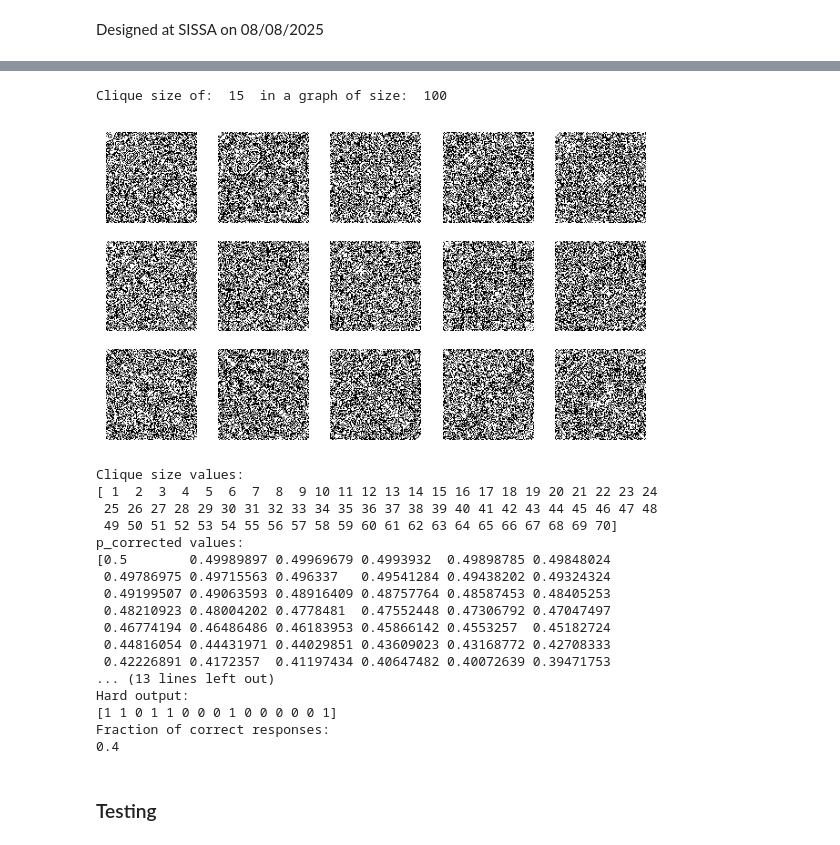
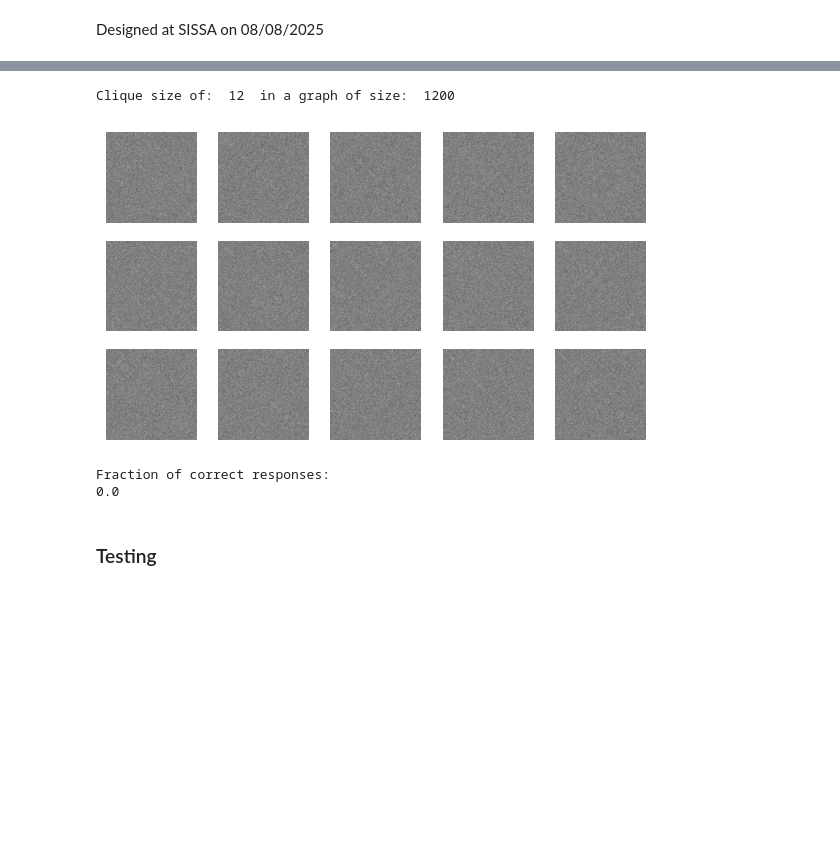
Before and after one commit to danieletirinnanzi/HUPLACLIP-NNs, a Jupyter notebook: scripts/Ideal-observer_performance/Ideal-observer_performance.ipynb, the cells around one changed output, grey strips where cells are left out. Drawn from its saved outputs; the diff is of its cells as text; code cells hidden in the pictures; blank space fills up the shorter version.

```diff
--- a/scripts/Ideal-observer_performance/Ideal-observer_performance.ipynb
+++ b/scripts/Ideal-observer_performance/Ideal-observer_performance.ipynb
@@ -70,7 +70,9 @@ def p_outgroup(degree_arr, graph_size, clique_size, p_corrected):
 
 def degree_distribution_clique(degree_arr, graph_size, clique_size, p_corrected):
     '''Combines p_outgroup and p_ingroup (single mixture) to obtain the overall probability that (in a graph WITH the clique) a node has exactly that degree'''
-    return clique_size/graph_size * p_ingroup(degree_arr, graph_size, clique_size, p_corrected) + (1-clique_size/graph_size) * p_outgroup(degree_arr, graph_size, clique_size, p_corrected)
+    epsilon = 1e-300
+    prob = clique_size/graph_size * p_ingroup(degree_arr, graph_size, clique_size, p_corrected) + (1-clique_size/graph_size) * p_outgroup(degree_arr, graph_size, clique_size, p_corrected)
+    return prob + epsilon
 # %% [markdown]
 # Ideal observers
 # %% [markdown]
@@ -322,52 +374,37 @@ def ideal_observer_k_not_known(graphs_batch, graph_size, clique_size_values, p_c
     return hard_output.squeeze()
 # %%
 # test of model on task instance
-N_value = 100   #CHANGE THIS
-clique_size_fraction = 0.15 # CHANGE THIS
+N_value = 1200   #CHANGE THIS
+clique_size_fraction = 0.01 # CHANGE THIS
 print("Clique size of: ", int(clique_size_fraction*N_value), " in a graph of size: ", N_value)
 # visualizing input for 15 graphs, "p_reduce"
 graphs_with_clique = graphs_gen.generate_batch(15, N_value, np.repeat([int(clique_size_fraction*N_value)],15), "p_reduce", False, p_clique=1)
 # Show 15 graphs
 fig, axes = plt.subplots(3, 5, figsize=(7, 4))
 for i in range(15):
     row = i // 5
     col = i % 5
     axes[row, col].imshow(np.squeeze(graphs_with_clique[0][i]), cmap='gray_r')
     axes[row, col].axis('off')
 plt.show()
 # testing ideal observer on this graph:
 clique_size_values = np.arange(1, int(0.7*N_value) + 1, 1)  # clique sizes from 1 to N/2
 p_corrected_values = p_correction(0.5, N_value, clique_size_values)
 
 # DEBUGGING
-print("Clique size values:")
-print(clique_size_values)
-print("p_corrected values:")
-print(p_corrected_values)
+# print("Clique size values:")
+# print(clique_size_values)
+# print("p_corrected values:")
+# print(p_corrected_values)
 
 decision_variable = ideal_observer_k_not_known(graphs_with_clique[0], N_value, clique_size_values, p_corrected_values)
 print("Fraction of correct responses:")
 print(np.sum(decision_variable == graphs_with_clique[1]) / 15)
 # %% [output]
-Clique size of:  15  in a graph of size:  100
+Clique size of:  12  in a graph of size:  1200
-[figure, old version]
+[figure, new version]
-Clique size values:
-[ 1  2  3  4  5  6  7  8  9 10 11 12 13 14 15 16 17 18 19 20 21 22 23 24
- 25 26 27 28 29 30 31 32 33 34 35 36 37 38 39 40 41 42 43 44 45 46 47 48
- 49 50 51 52 53 54 55 56 57 58 59 60 61 62 63 64 65 66 67 68 69 70]
-p_corrected values:
-[0.5        0.49989897 0.49969679 0.4993932  0.49898785 0.49848024
- 0.49786975 0.49715563 0.496337   0.49541284 0.49438202 0.49324324
- 0.49199507 0.49063593 0.48916409 0.48757764 0.48587453 0.48405253
- 0.48210923 0.48004202 0.4778481  0.47552448 0.47306792 0.47047497
- 0.46774194 0.46486486 0.46183953 0.45866142 0.4553257  0.45182724
- 0.44816054 0.44431971 0.44029851 0.43609023 0.43168772 0.42708333
- 0.42226891 0.4172357  0.41197434 0.40647482 0.40072639 0.39471753
-... (13 lines left out)
-Hard output:
-[1 1 0 1 1 0 0 0 1 0 0 0 0 0 1]
 Fraction of correct responses:
-0.4
+0.0
 # %% [markdown]
 ### Testing
 # %%
```
Also changed, not shown: parts of 11 cells of this notebook, 38 other files.
